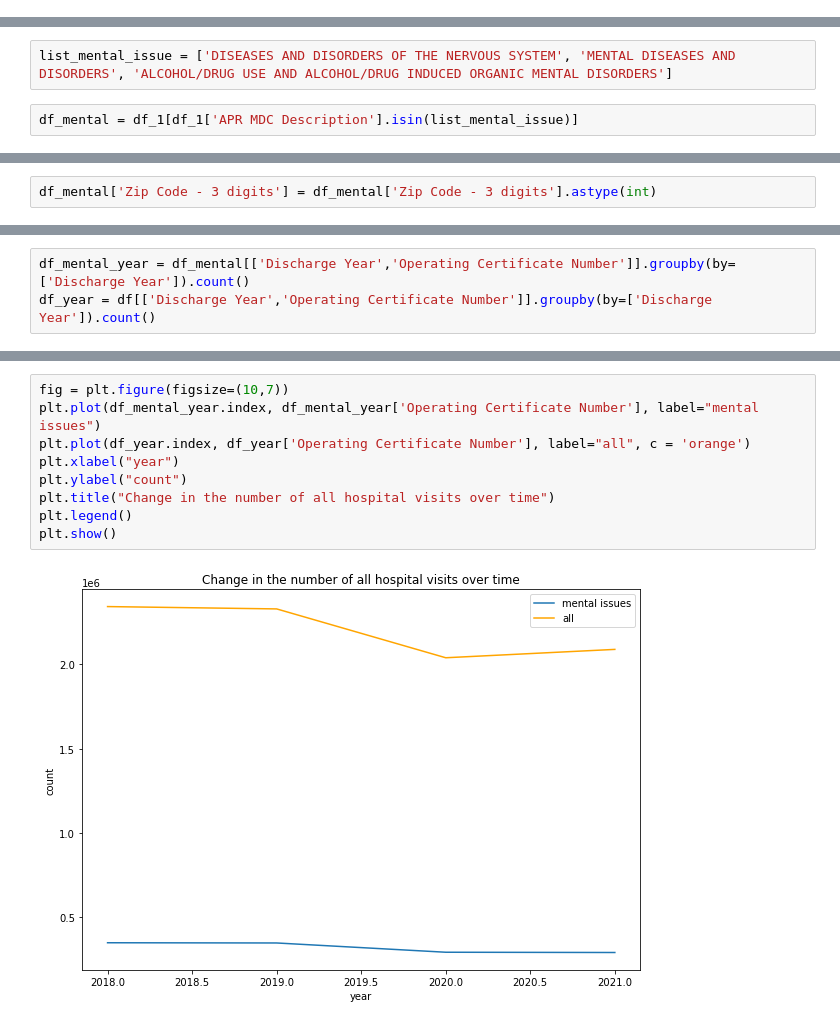
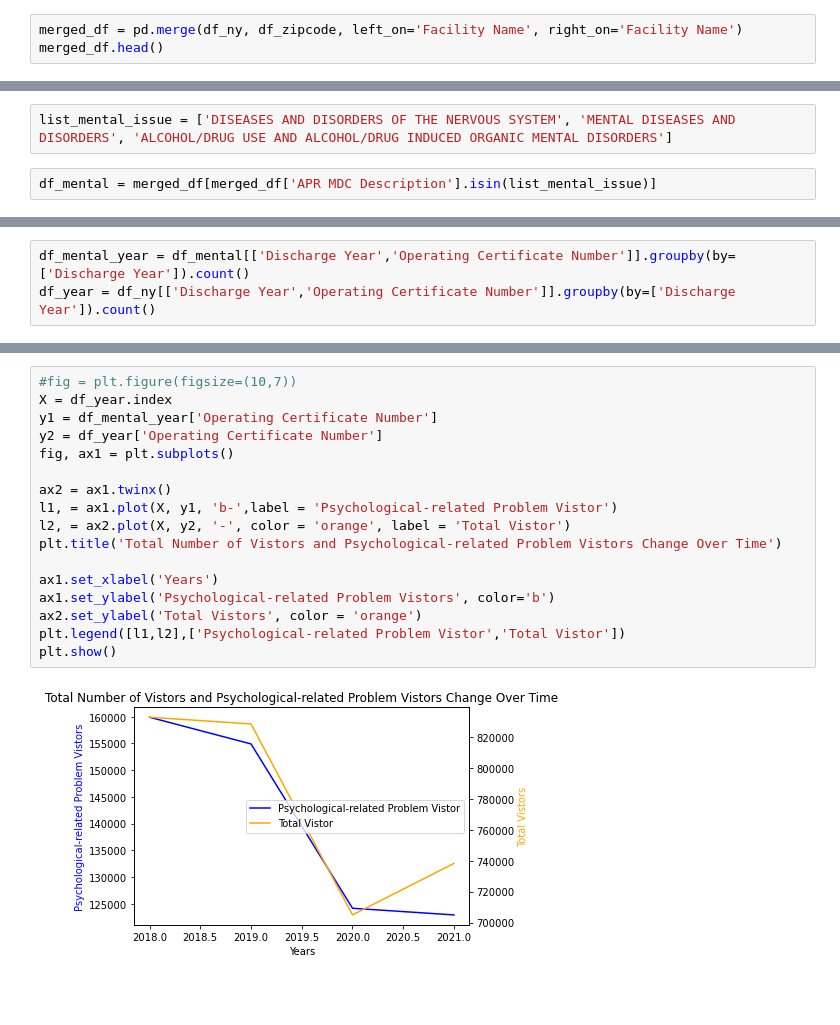
Before and after one commit to Dawei0328/Data-Dive-2023, a Jupyter notebook: datadive.0.1.ipynb, the cells around one changed output, grey strips where cells are left out. Drawn from its saved outputs; the diff is of its cells as text; blank space fills up the shorter version.

```diff
--- a/datadive.0.1.ipynb
+++ b/datadive.0.1.ipynb
@@ -54,0 +133,3 @@ Name: APR MDC Description, dtype: int64
+# %%
+merged_df = pd.merge(df_ny, df_zipcode, left_on='Facility Name', right_on='Facility Name')
+merged_df.head()
@@ -55,7 +147,7 @@ Name: APR MDC Description, dtype: int64
 # %%
 list_mental_issue = ['DISEASES AND DISORDERS OF THE NERVOUS SYSTEM', 'MENTAL DISEASES AND DISORDERS', 'ALCOHOL/DRUG USE AND ALCOHOL/DRUG INDUCED ORGANIC MENTAL DISORDERS']
 # %%
-df_mental = df_1[df_1['APR MDC Description'].isin(list_mental_issue)]
+df_mental = merged_df[merged_df['APR MDC Description'].isin(list_mental_issue)]
 # %%
 len(df_mental)
 # %% [output]
@@ -81,2 +163,0 @@ array(['125', '100', '112', '141', '107', '120', 'OOS', '104', '108',
-# %%
-df_mental['Zip Code - 3 digits'] = df_mental['Zip Code - 3 digits'].astype(int)
@@ -116,5 +164,5 @@ dtype('int64')
 # %%
 df_mental_year = df_mental[['Discharge Year','Operating Certificate Number']].groupby(by=['Discharge Year']).count()
-df_year = df[['Discharge Year','Operating Certificate Number']].groupby(by=['Discharge Year']).count()
+df_year = df_ny[['Discharge Year','Operating Certificate Number']].groupby(by=['Discharge Year']).count()
 # %%
 fig = plt.figure(figsize=(10,7))
@@ -141,12 +189,20 @@ plt.show()
 # %%
-fig = plt.figure(figsize=(10,7))
-plt.plot(df_mental_year.index, df_mental_year['Operating Certificate Number'], label="mental issues")
-plt.plot(df_year.index, df_year['Operating Certificate Number'], label="all", c = 'orange')
-plt.xlabel("year")
-plt.ylabel("count")
-plt.title("Change in the number of all hospital visits over time")
-plt.legend()
+#fig = plt.figure(figsize=(10,7))
+X = df_year.index
+y1 = df_mental_year['Operating Certificate Number']
+y2 = df_year['Operating Certificate Number']
+fig, ax1 = plt.subplots()
+
+ax2 = ax1.twinx()
+l1, = ax1.plot(X, y1, 'b-',label = 'Psychological-related Problem Vistor')
+l2, = ax2.plot(X, y2, '-', color = 'orange', label = 'Total Vistor')
+plt.title('Total Number of Vistors and Psychological-related Problem Vistors Change Over Time')
+
+ax1.set_xlabel('Years')
+ax1.set_ylabel('Psychological-related Problem Vistors', color='b')
+ax2.set_ylabel('Total Vistors', color = 'orange')
+plt.legend([l1,l2],['Psychological-related Problem Vistor','Total Vistor'])
 plt.show()
 # %% [output]
-[figure, old version]
+[figure, new version]
 # %%
```
Also changed, not shown: parts of 25 cells of this notebook.
